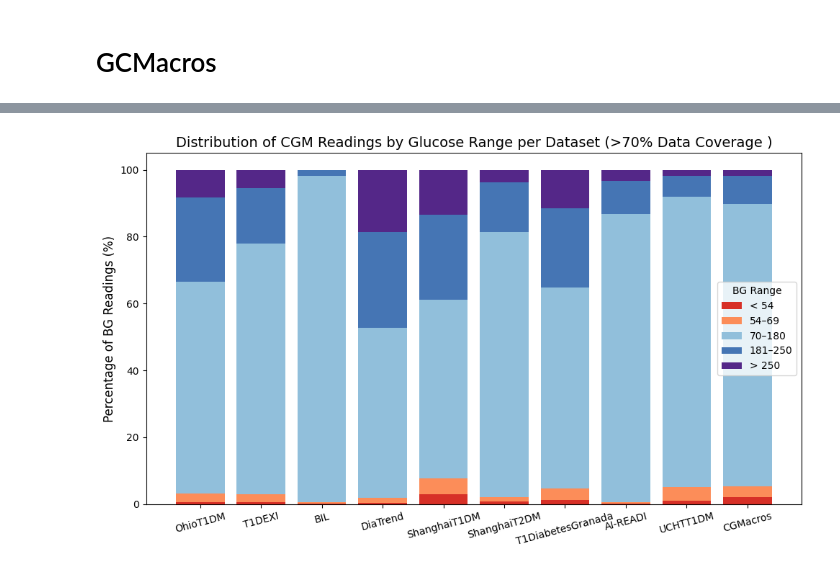
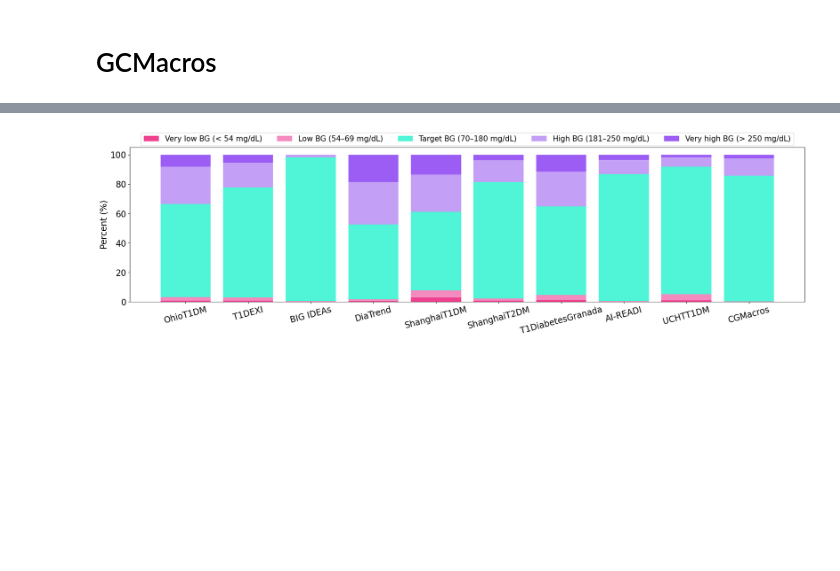
Before and after one commit to Augmented-Health-Lab/Glucose-ML_arxiV2025, a Jupyter notebook: Script_for_Figures/figure2_1_script.ipynb, the cells around one changed output, grey strips where cells are left out. Saved outputs shown, nothing was run; the diff lists cells and outputs as text; code cells hidden in the pictures; blank space fills up the shorter version.

```diff
--- a/Script_for_Figures/figure2_1_script.ipynb
+++ b/Script_for_Figures/figure2_1_script.ipynb
@@ -312,7 +312,7 @@ dtype: float64
 # %% [markdown]
 # ShanghaiT1DM
 # %%
-folder_path_shanghait1= '../high_processed_shanghait1dm/'
+folder_path_shanghait1= './high_processed_shanghait1dm/'
 file_names_shanghait1= [f for f in os.listdir(folder_path_shanghait1) if os.path.isfile(os.path.join(folder_path_shanghait1, f))]
 total_counts_shanghait1 = pd.Series(0, index=labels, dtype=int)
 
@@ -354,7 +354,7 @@ dtype: float64
 # %% [markdown]
 # ShanghaiT2DM
 # %%
-folder_path_shanghait2= '../high_processed_shanghait2dm/'
+folder_path_shanghait2= './high_processed_shanghait2dm/'
 file_names_shanghait2= [f for f in os.listdir(folder_path_shanghait2) if os.path.isfile(os.path.join(folder_path_shanghait2, f))]
 total_counts_shanghait2 = pd.Series(0, index=labels, dtype=int)
 
@@ -396,7 +396,7 @@ dtype: float64
 # %% [markdown]
 # AI-READI
 # %%
-folder_path_aireadi= '../high_processed_aireadi/'
+folder_path_aireadi= './high_processed_aireadi/'
 file_names_aireadi= [f for f in os.listdir(folder_path_aireadi) if os.path.isfile(os.path.join(folder_path_aireadi, f))]
 total_counts_aireadi = pd.Series(0, index=labels, dtype=int)
 
@@ -438,10 +438,10 @@ dtype: float64
 # %% [markdown]
 # GCMacros
 # %%
-folder_path_CGMacros_dexcom = '../11_CGMacros/Dexcom GL'
+folder_path_CGMacros_dexcom = './11_CGMacros/Dexcom GL'
 file_names_CGMacros_dexcom = [f for f in os.listdir(folder_path_CGMacros_dexcom) if os.path.isfile(os.path.join(folder_path_CGMacros_dexcom, f))]
-folder_path_CGMacros_libre = '../11_CGMacros/Libre GL'
-file_names_CGMacros_libre = [f for f in os.listdir(folder_path_CGMacros_libre) if os.path.isfile(os.path.join(folder_path_CGMacros_libre, f))]
+# folder_path_CGMacros_libre = './11_CGMacros/Libre GL'
+# file_names_CGMacros_libre = [f for f in os.listdir(folder_path_CGMacros_libre) if os.path.isfile(os.path.join(folder_path_CGMacros_libre, f))]
 
 total_counts_CGMacros = pd.Series(0, index=labels, dtype=int)
 
@@ -452,12 +452,12 @@ for input_file in file_names_CGMacros_dexcom:
     count = bg_summary(full_file_path)
     total_counts_CGMacros += count
 
-# Process files in the train folder
-for input_file in file_names_CGMacros_libre:
-    # Parse the CSV file
-    full_file_path = os.path.join(folder_path_CGMacros_libre, input_file)
-    count = bg_summary(full_file_path)
-    total_counts_CGMacros += count
+# # Process files in the train folder
+# for input_file in file_names_CGMacros_libre:
+#     # Parse the CSV file
+#     full_file_path = os.path.join(folder_path_CGMacros_libre, input_file)
+#     count = bg_summary(full_file_path)
+#     total_counts_CGMacros += count
 # %%
 # Calculate the total sum of all counts
 total_entries = total_counts_CGMacros.sum()
@@ -484,38 +484,44 @@ dtype: float64
 df = pd.DataFrame({
     'OhioT1DM': ratios_percentage_ohio,
     'T1DEXI': ratios_percentage_t1dexi,
-    'BIL': ratios_percentage_bil,
+    'BIG IDEAs': ratios_percentage_bil,
     'DiaTrend': ratios_percentage_diatrend,
     'ShanghaiT1DM': ratios_percentage_shanghait1,
     'ShanghaiT2DM': ratios_percentage_shanghait2,
     'T1DiabetesGranada': ratios_percentage_granada,
     'AI-READI': ratios_percentage_aireadi,
     'UCHTT1DM': ratios_percentage_uchtt1dm,
     'CGMacros': ratios_percentage_CGMacros,
 })
 
 # Ensure the desired order of glucose bins
 ordered_ranges = ['< 54', '54–69', '70–180', '181–250', '> 250']
 df = df.loc[ordered_ranges]
 
 # Plot setup
-fig, ax = plt.subplots(figsize=(10, 6))
+fig, ax = plt.subplots(figsize=(21, 6))
 
 # Stacked bar plot
 bottom = pd.Series([0] * len(df.columns), index=df.columns)
-colors = ['#d73027', '#fc8d59', '#91bfdb', '#4575b4', '#542788']  # Custom colors for layers
+colors = ['#F0418F', '#F48BBF', '#4FF5D6', '#C39FF5', '#9C5DF5']  # Custom colors for layers
 
 for i, range_label in enumerate(df.index):
     ax.bar(df.columns, df.loc[range_label], bottom=bottom, label=range_label, color=colors[i])
     bottom += df.loc[range_label]
 
 # Labels and title
-ax.set_ylabel('Percentage of BG Readings (%)', fontsize=12)
-ax.set_title('Distribution of CGM Readings by Glucose Range per Dataset (>70% Data Coverage )', fontsize=14)
+ax.set_ylabel('Percent (%)', fontsize=17)
+# ax.set_title('Distribution of CGM Readings by Glucose Range per Dataset (>70% Data Coverage )', fontsize=14)
 ax.set_ylim(0, 105)
-ax.legend(title='BG Range')
-plt.xticks(rotation=15)
+
+# Update legend text and align horizontally
+custom_legend_labels = ['Very low BG (< 54 mg/dL)', 'Low BG (54–69 mg/dL)', 'Target BG (70–180 mg/dL)', 'High BG (181–250 mg/dL)', 'Very high BG (> 250 mg/dL)']
+ax.legend(custom_legend_labels, fontsize=15, ncol=5, loc='upper center', bbox_to_anchor=(0.5, 1.12))
+
+# ax.legend(title='BG Range')
+plt.xticks(rotation=15, fontsize=17)
+plt.yticks(fontsize=17)
 plt.tight_layout()
 plt.show()
 # %% [output]
-[figure, old version]
+[figure, new version]
```
Also changed, not shown: parts of 7 cells of this notebook, 5 other files.
